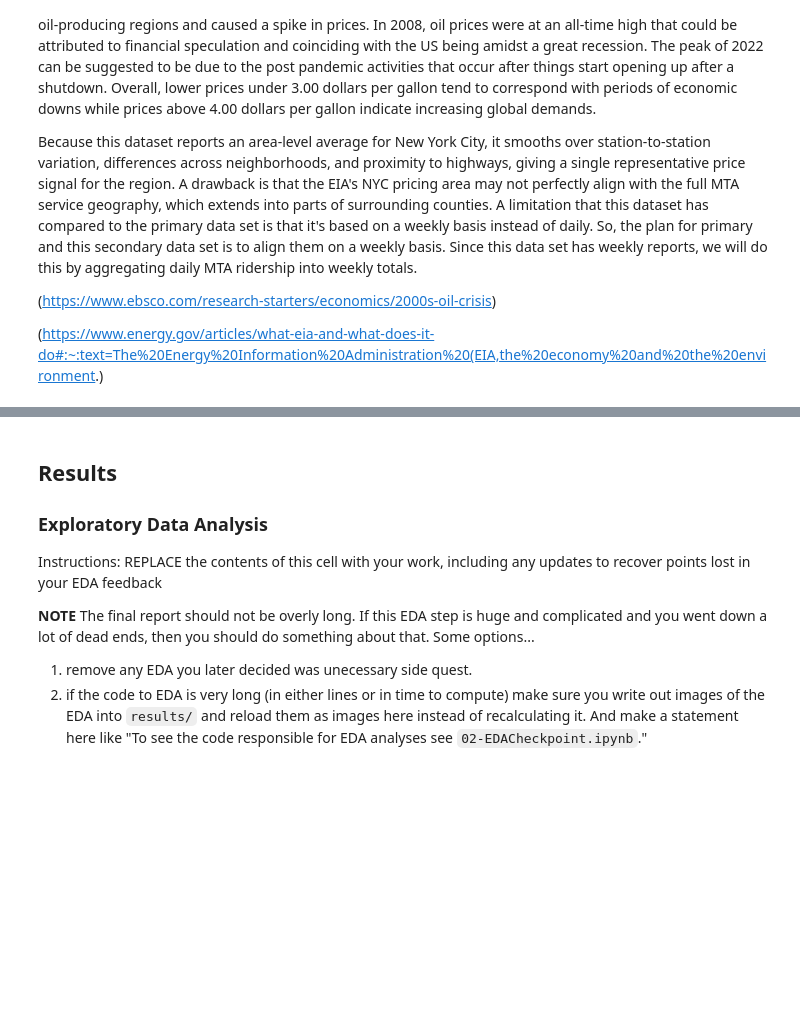
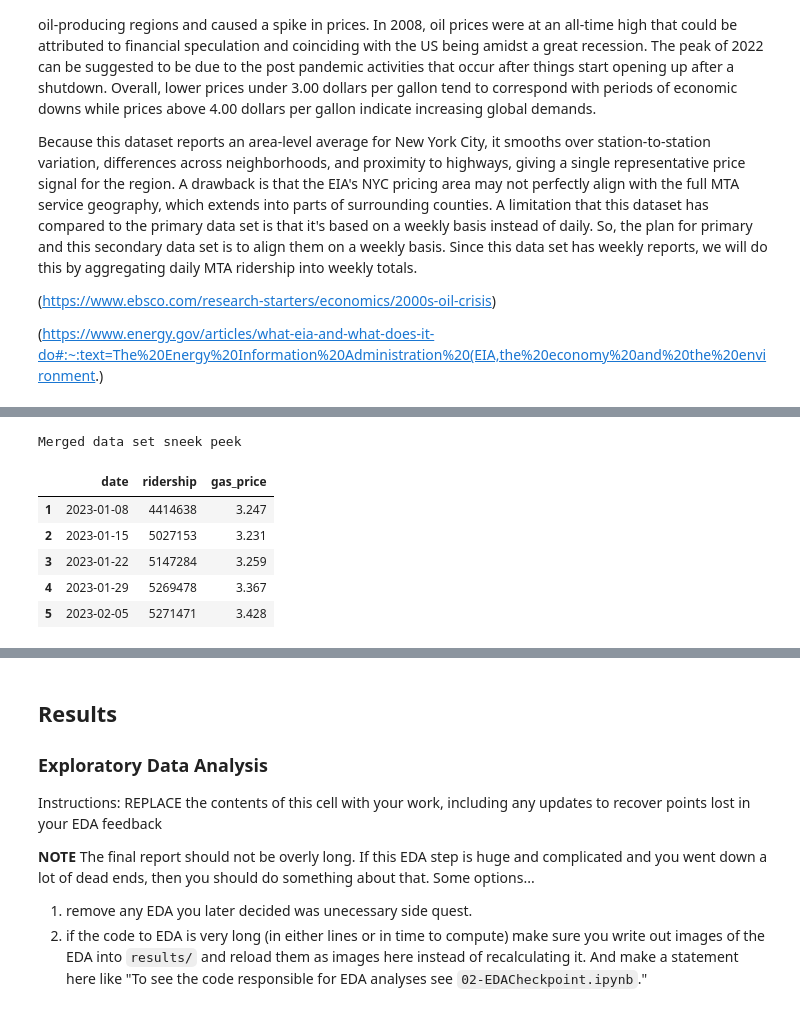
Before and after one commit to COGS108/Group063_WI26, a Jupyter notebook: 03-FinalProject.ipynb, the cells around one changed output, grey strips where cells are left out. Drawn from its saved outputs; the diff is of its cells as text; code cells hidden in the pictures; blank space fills up the shorter version.

```diff
--- a/03-FinalProject.ipynb
+++ b/03-FinalProject.ipynb
@@ -695,0 +693,20 @@ gas_daily_2023 = gas_2023.set_index('Date').resample('D').ffill().reset_index()
+# %%
+# Merge on the closest week date
+df_weekly = pd.merge_asof(ridership_weekly.sort_values('date'),
+                           gas_2023.sort_values('date'),
+                           on='date')
+
+
+# Outlier detected on New Years so removed
+df_weekly = df_weekly[df_weekly['ridership'] > 1_000_000]
+
+print("Merged data set sneek peek")
+df_weekly.head()
+# %% [output]
+Merged data set sneek peek
+|  | date | ridership | gas_price |
+| 1 | 2023-01-08 | 4414638 | 3.247 |
+| 2 | 2023-01-15 | 5027153 | 3.231 |
+| 3 | 2023-01-22 | 5147284 | 3.259 |
+| 4 | 2023-01-29 | 5269478 | 3.367 |
+| 5 | 2023-02-05 | 5271471 | 3.428 |
```
Also changed, not shown: parts of 22 cells of this notebook.
